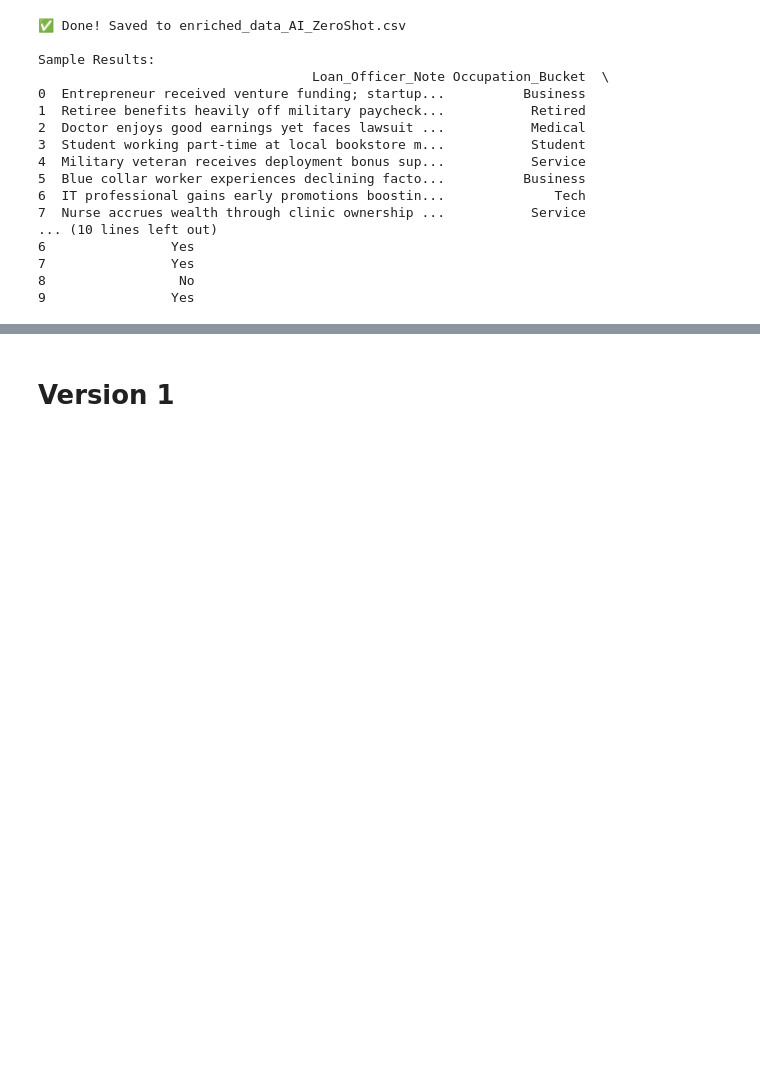
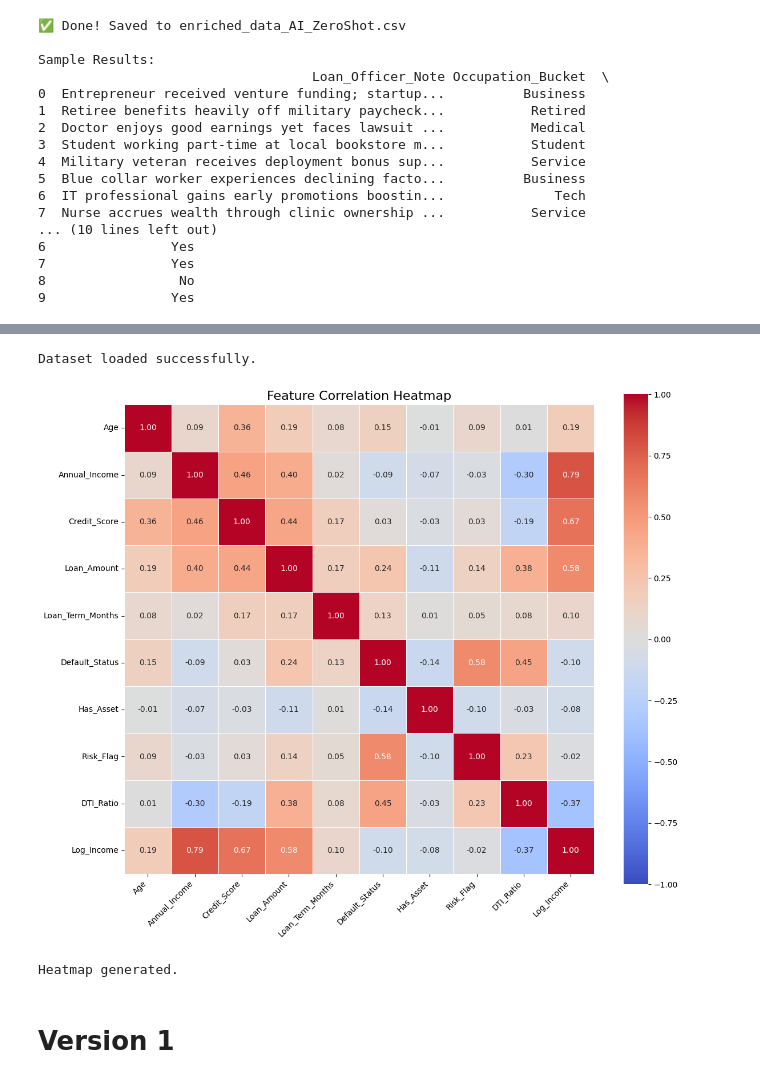
Before and after one commit to hanidew/WIE3007-DMW-GroupProject, a Jupyter notebook: DMW_Feature_Engineering.ipynb, the cells around one changed output, grey strips where cells are left out. Cells and saved outputs as stored; diff of their text form; code cells hidden in the pictures; blank space fills up the shorter version.

Commit message:
Add Heatmap to see the correlation between features

```diff
--- a/DMW_Feature_Engineering.ipynb
+++ b/DMW_Feature_Engineering.ipynb
@@ -54,7 +54,7 @@ import torch
 #drive.mount('/content/drive')
 
 
-file_path = 'final_clean_dataset_FIXED.csv'
+file_path = 'synthetic_data_cleaned_feature_engineered.csv'
 df = pd.read_csv(file_path, sep='|')
 print(f"Loaded {len(df)} rows.")
 
@@ -203,3 +267,64 @@ Top 5 Important Features:
+# %%
+import pandas as pd
+import seaborn as sns
+import matplotlib.pyplot as plt
+
+# 1. Load the dataset
+file_path = 'synthetic_data_cleaned_feature_engineered.csv'
+
+try:
+    df = pd.read_csv(file_path, delimiter='|')
+    print("Dataset loaded successfully.")
+
+    # 2. Preprocessing & Cleaning
+    # Fix the 'Log_Income;' column (remove trailing semicolon and convert to float)
+    if 'Log_Income;' in df.columns:
+        df['Log_Income'] = df['Log_Income;'].astype(str).str.replace(';', '', regex=False)
+        df['Log_Income'] = pd.to_numeric(df['Log_Income'], errors='coerce')
+        df = df.drop(columns=['Log_Income;'])
+
+    # 3. Select Numerical Columns for Correlation
+    # We explicitly select number types to avoid errors with text columns
+    numeric_df = df.select_dtypes(include=['float64', 'int64'])
+
+    # Drop non-useful numeric columns if they exist (e.g. IDs if they were numeric)
+    # numeric_df = numeric_df.drop(columns=['Some_ID_Column'], errors='ignore')
+
+    # 4. Compute Correlation Matrix
+    corr_matrix = numeric_df.corr()
+
+    # 5. Plot Heatmap
+    plt.figure(figsize=(12, 10))
+
+    # Create the heatmap
+    sns.heatmap(
+        corr_matrix,
+        annot=True,         # Show the numbers on the squares
+        fmt=".2f",          # Format numbers to 2 decimal places
+        cmap='coolwarm',    # Color scheme (Blue to Red)
+        vmin=-1, vmax=1,    # Set scale from -1 to 1
+        linewidths=0.5,     # Add lines between squares
+        square=True         # Force squares to be square-shaped
+    )
+
+    plt.title('Feature Correlation Heatmap', fontsize=16)
+    plt.xticks(rotation=45, ha='right') # Rotate x labels for better readability
+    plt.yticks(rotation=0)
+
+    # Show the plot
+    plt.tight_layout()
+    plt.show()
+
+    print("Heatmap generated.")
+
+except FileNotFoundError:
+    print(f"Error: The file '{file_path}' was not found.")
+except Exception as e:
+    print(f"An error occurred: {e}")
+# %% [output]
+Dataset loaded successfully.
+[figure, added]
+Heatmap generated.
 # %% [markdown]
 # Version 1
 # %%
```
Also changed, not shown: parts of 2 cells of this notebook.
